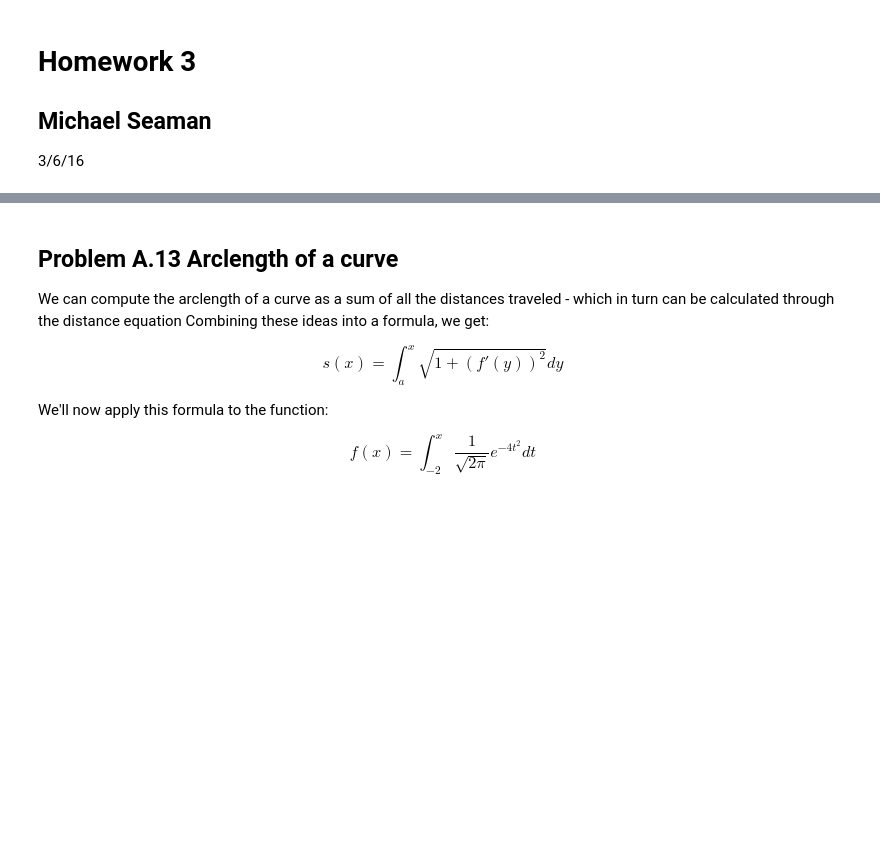
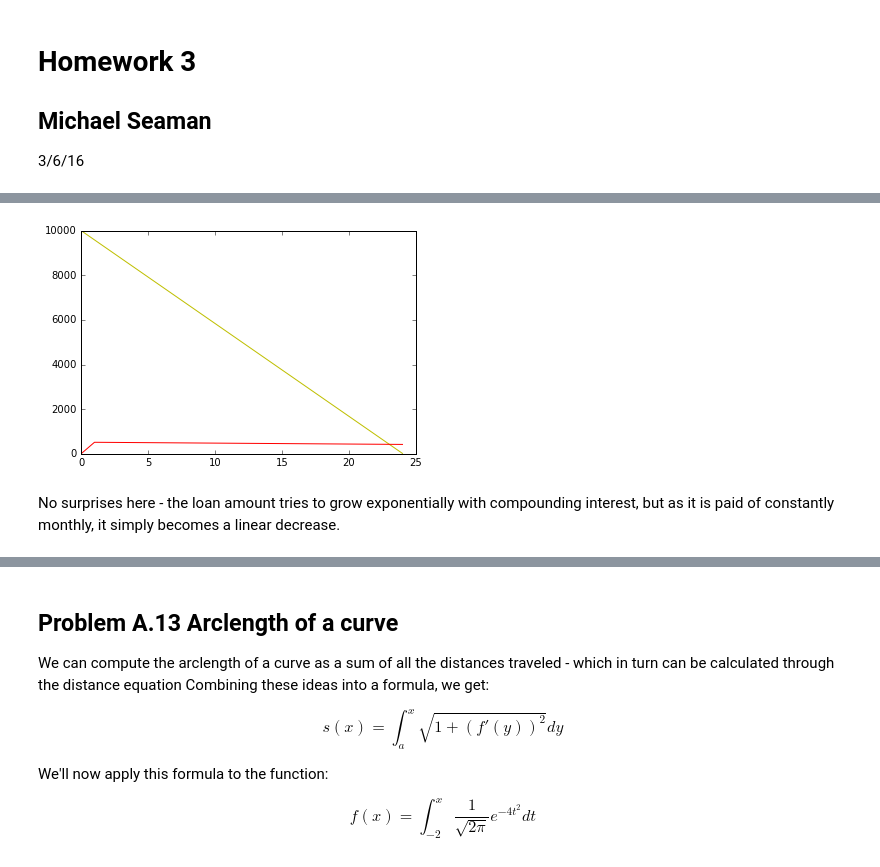
Before and after one commit to chapman-phys227-2016s/hw-3-seama107, a Jupyter notebook: HW3.ipynb, the cells around one changed output, grey strips where cells are left out. Drawn from its saved outputs; the diff is of its cells as text; code cells hidden in the pictures; blank space fills up the shorter version.

```diff
--- a/HW3.ipynb
+++ b/HW3.ipynb
@@ -19,0 +31,12 @@ blt.output_notebook()
+# %%
+xList = np.arange(25)
+loanOutput = p1.simple_loan(10000, 24, 12)
+valueList = loanOutput[0]
+costList = loanOutput[1]
+plt.plot(xList, valueList, 'y')
+plt.plot(xList, costList, 'r')
+plt.show()
+# %% [output]
+[figure, added]
+# %% [markdown]
+No surprises here - the loan amount tries to grow exponentially with compounding interest, but as it is paid of constantly monthly, it simply becomes a linear decrease.
```
Also changed, not shown: parts of 9 cells of this notebook, 1 other file.
